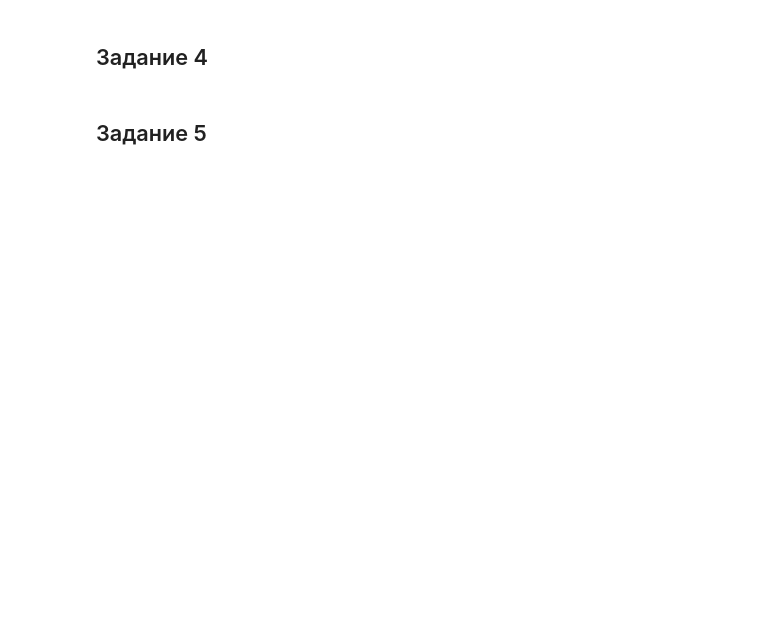
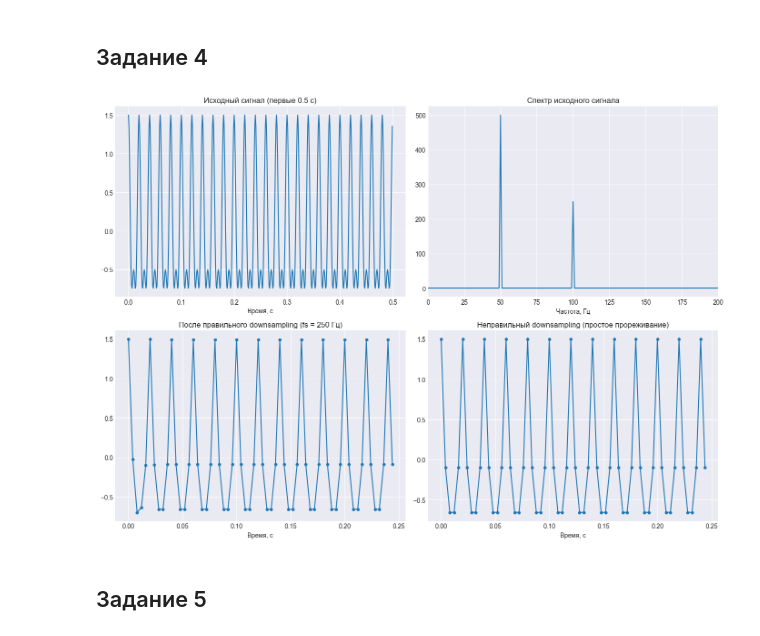
Before and after one commit to KamenevIvan/DPoS, a Jupyter notebook: lab7.ipynb, the cells around one changed output. Drawn from its saved outputs; the diff is of its cells as text; code cells hidden in the pictures; blank space fills up the shorter version.

```diff
--- a/lab7.ipynb
+++ b/lab7.ipynb
@@ -261,4 +260,62 @@ plt.show()
 # %% [markdown]
 ## Задание 4
+# %%
+
+fs_original = 1000  # Гц
+t = np.linspace(0, 1, fs_original, endpoint=False)
+f1, f2 = 50, 100
+original_signal = np.cos(2 * np.pi * f1 * t) + 0.5 * np.cos(2 * np.pi * f2 * t)
+
+
+N = 4
+fs_new = fs_original // N  # 250 Гц
+
+
+nyquist_new = fs_new / 2
+
+b, a = signal.butter(8, nyquist_new / (fs_original / 2), btype='low')
+filtered_signal = signal.filtfilt(b, a, original_signal)
+
+
+downsampled_signal = filtered_signal[::N]
+t_new = t[::N]
+
+
+downsampled_wrong = original_signal[::N]
+
+
+fig, axes = plt.subplots(2, 2, figsize=(14, 10))
+
+
+axes[0,0].plot(t[:500], original_signal[:500])
+axes[0,0].set_title('Исходный сигнал (первые 0.5 с)')
+axes[0,0].set_xlabel('Время, с')
+axes[0,0].grid(True)
+
+
+freq_orig = fftfreq(len(original_signal), 1/fs_original)
+spectrum_orig = np.abs(fft(original_signal))
+axes[0,1].plot(freq_orig[:len(freq_orig)//2], spectrum_orig[:len(freq_orig)//2])
+axes[0,1].set_title('Спектр исходного сигнала')
+axes[0,1].set_xlabel('Частота, Гц')
+axes[0,1].set_xlim(0, 200)
+axes[0,1].grid(True)
+
+
+axes[1,0].plot(t_new[:len(t_new)//4], downsampled_signal[:len(t_new)//4], 'o-', markersize=4)
+axes[1,0].set_title(f'После правильного downsampling (fs = {fs_new} Гц)')
+axes[1,0].set_xlabel('Время, с')
+axes[1,0].grid(True)
+
+
+axes[1,1].plot(t_new[:len(t_new)//4], downsampled_wrong[:len(t_new)//4], 'o-', markersize=4)
+axes[1,1].set_title('Неправильный downsampling (простое прореживание)')
+axes[1,1].set_xlabel('Время, с')
+axes[1,1].grid(True)
+
+plt.tight_layout()
+plt.show()
+# %% [output]
+[figure, added]
 # %% [markdown]
 ## Задание 5
```
Also changed, not shown: parts of 4 cells of this notebook.
